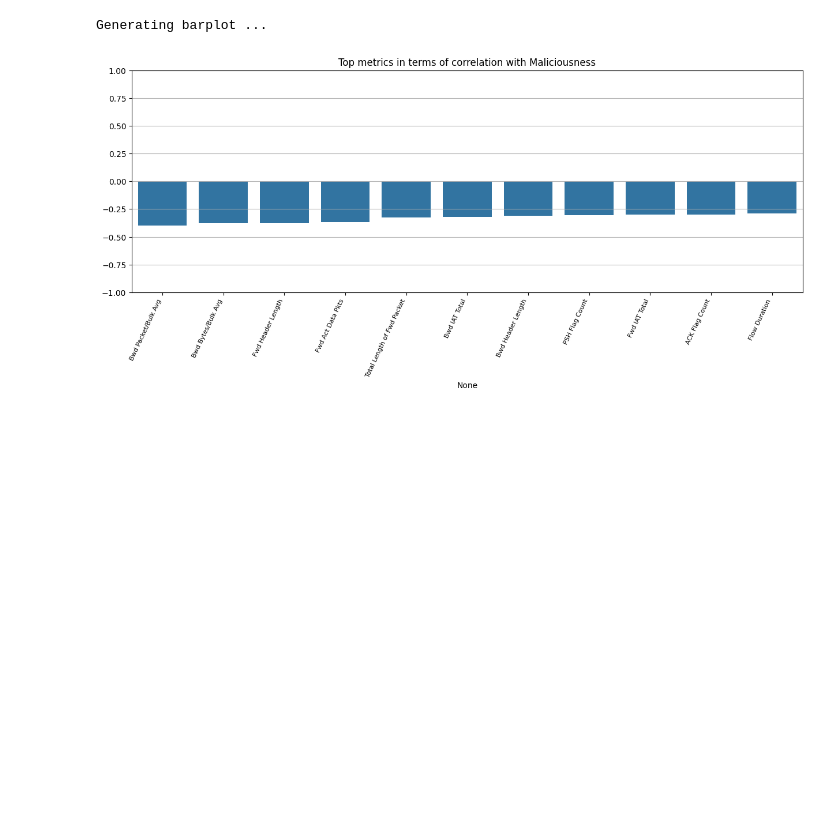
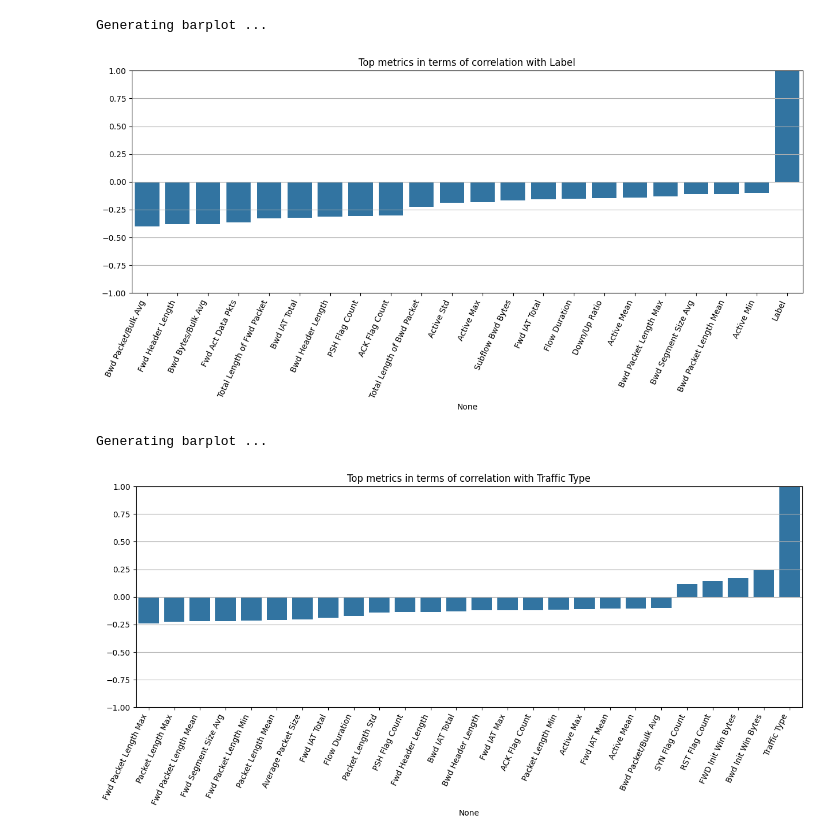
Before and after one commit to dimsigma/Uni_Data_Mining_Project_2025, a Jupyter notebook: project.ipynb, the cells around one changed output. Drawn from its saved outputs; the diff is of its cells as text; code cells hidden in the pictures; blank space fills up the shorter version.

Commit message:
Sampling, Dimension reduction

```diff
--- a/project.ipynb
+++ b/project.ipynb
@@ -81,7 +105,7 @@ def boxplot(df: pd.DataFrame, title: str, y_lim_bot: float, y_lim_top: float) ->
     plt.figure(figsize=(15, 5))
     sns.boxplot(data=df)
     plt.ylim((y_lim_bot, y_lim_top))
-    plt.xticks(rotation = 65, ha = "right", fontsize=8)
+    plt.xticks(rotation = 65, ha = "right")
     plt.title(title)
     plt.show()
 
@@ -91,7 +115,7 @@ def barplot(x, y, title: str) -> None:
     plt.figure(figsize=(15, 5))
     sns.barplot(x=x, y=y)
     plt.ylim((-1, 1))
-    plt.xticks(rotation = 65, ha = "right", fontsize=8)
+    plt.xticks(rotation = 65, ha = "right")
     plt.title(title)
     plt.grid(True, axis="y")
     plt.show()
@@ -98,5 +136,6 @@ def barplot(x, y, title: str) -> None:
 # %%
-### Sampling, remove excess metrics and duplicates, present data
-df_sampled = sampling(df_data, cap=10000, rate=0.01)
-df = present(df_sampled)
+### Initial sampling, remove excess metrics and duplicates in order to create plots in reasonable time, present data
+df = sampling(df_data, cap=10000, rate=0.05)
+df = drop_unnecessary(df)
+present(df)
 # %% [output]
@@ -184,7 +225,9 @@ Generating boxplot ...
 ... (8 outputs left out)
 # %%
-# Compute correlations
-cor1 = correlation(df)
-cor2, important_labels = correlation(df, target=True)
-print(important_labels)
+# Convert all data to numerical and compute correlations
+df_num = labels_to_numerical(df, LABEL_MAPPER)
+df_num = ttypes_to_numerical(df_num, TYPES_MAPPER)
+
+cor1 = correlation(df_num)
+cor2, important_metrics_label, important_metrics_ttype = correlation(df_num, target=True)
 # %% [output]
@@ -202,10 +245,18 @@ Generating heatmap ...
 # %%
 ### Showcase top correlations
-df_important_cor_count = cor2.filter(items=important_labels, axis="index").sort_values(by="Malicious")
+df_important_metrics_label_count = cor2.filter(items=important_metrics_label, axis="index").filter(["Label"]).sort_values(by="Label")
 barplot(
-    df_important_cor_count.index, df_important_cor_count.values.reshape(len(df_important_cor_count.index)),
-    "Top metrics in terms of correlation with Maliciousness"
+    df_important_metrics_label_count.index, df_important_metrics_label_count.values.reshape(len(df_important_metrics_label_count.index)),
+    "Top metrics in terms of correlation with Label"
 )
+
+df_important_metrics_ttype_count = cor2.filter(items=important_metrics_ttype, axis="index").filter(["Traffic Type"]).sort_values(by="Traffic Type")
+barplot(
+    df_important_metrics_ttype_count.index, df_important_metrics_ttype_count.values.reshape(len(df_important_metrics_ttype_count.index)),
+    "Top metrics in terms of correlation with Traffic Type"
+)
 # %% [output]
 Generating barplot ...
-[figure, old version]
+[figure, new version]
+Generating barplot ...
+[figure, added]
```
Also changed, not shown: parts of 10 cells of this notebook.
